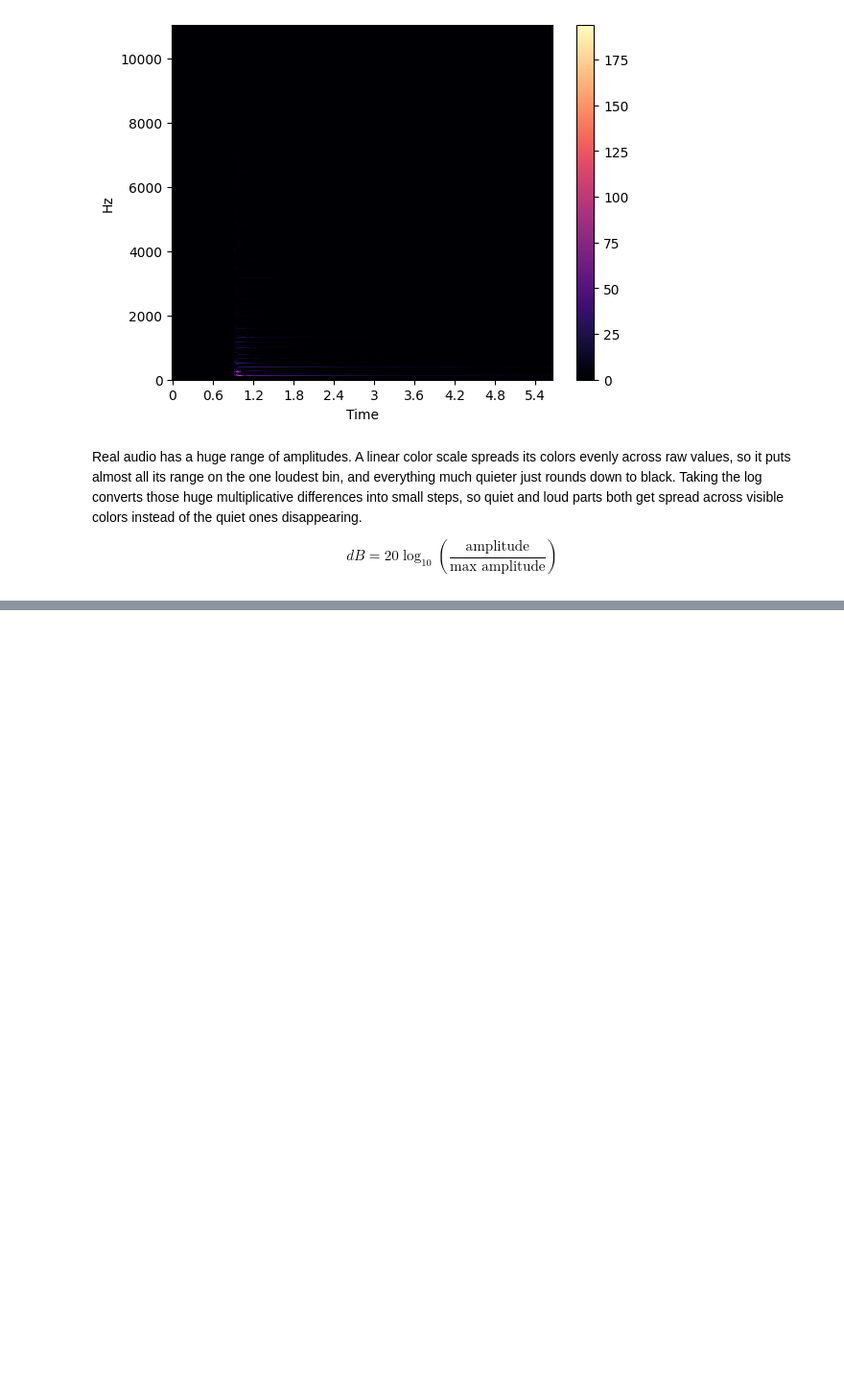
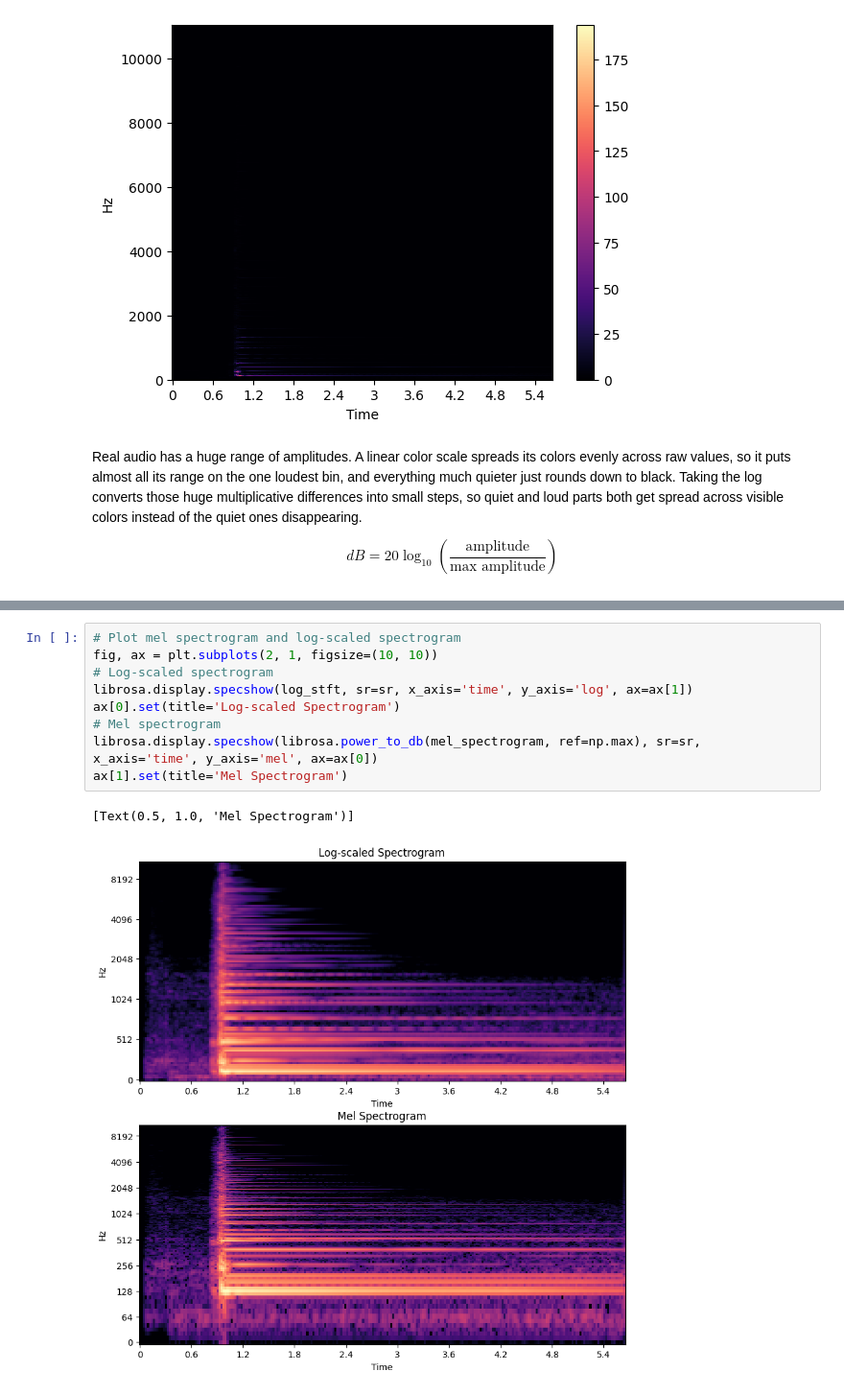
Before and after one commit to ilhanriyaz/guitar-chord-recognition, a Jupyter notebook: notebooks/spectrogram_demo.ipynb, the cells around one changed output, grey strips where cells are left out. Shown at 96% size. Saved outputs shown, nothing was run; the diff lists cells and outputs as text; blank space fills up the shorter version.

```diff
--- a/notebooks/spectrogram_demo.ipynb
+++ b/notebooks/spectrogram_demo.ipynb
@@ -52,0 +54,12 @@ NameError: name 'librosa' is not defined
+# %%
+# Plot mel spectrogram and log-scaled spectrogram
+fig, ax = plt.subplots(2, 1, figsize=(10, 10))
+# Log-scaled spectrogram
+librosa.display.specshow(log_stft, sr=sr, x_axis='time', y_axis='log', ax=ax[1])
+ax[0].set(title='Log-scaled Spectrogram')
+# Mel spectrogram
+librosa.display.specshow(librosa.power_to_db(mel_spectrogram, ref=np.max), sr=sr, x_axis='time', y_axis='mel', ax=ax[0])
+ax[1].set(title='Mel Spectrogram')
+# %% [output]
+[Text(0.5, 1.0, 'Mel Spectrogram')]
+[figure, added]
```
Also changed, not shown: parts of 3 cells of this notebook, 7 other files.
